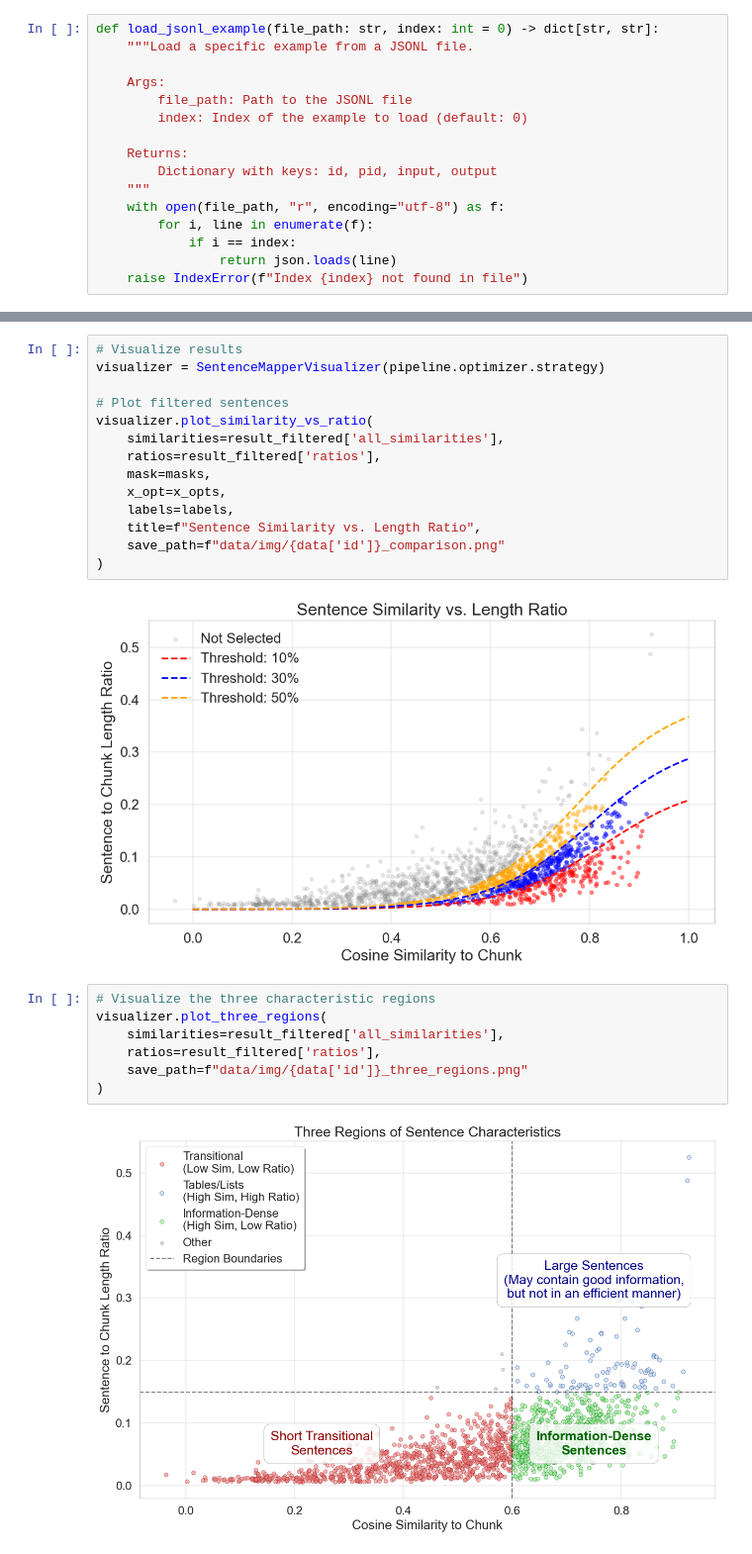
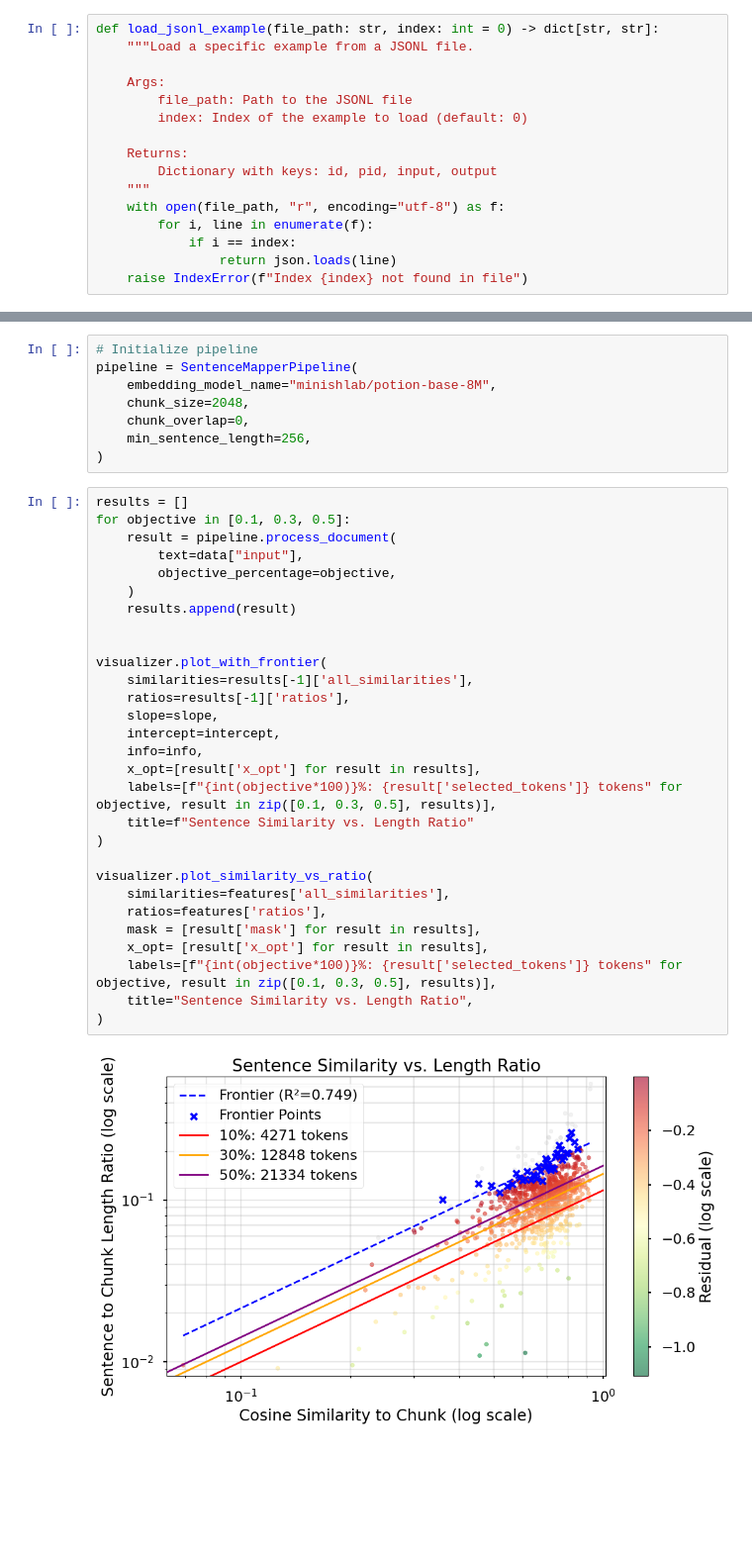
Before and after one commit to lgarma/SentenceMapper, a Jupyter notebook: example.ipynb, the cells around one changed output, grey strips where cells are left out. Shown at 99% size. Drawn from its saved outputs; the diff is of its cells as text; blank space fills up the shorter version.

```diff
--- a/example.ipynb
+++ b/example.ipynb
@@ -69,25 +77,39 @@ CRS Report RS21764, Restricting Trademark Rights of Cubans: WTO Decision and Con
-# %%
-# Visualize results
-visualizer = SentenceMapperVisualizer(pipeline.optimizer.strategy)
-
-# Plot filtered sentences
-visualizer.plot_similarity_vs_ratio(
-    similarities=result_filtered['all_similarities'],
-    ratios=result_filtered['ratios'],
-    mask=masks,
-    x_opt=x_opts,
-    labels=labels,
-    title=f"Sentence Similarity vs. Length Ratio",
-    save_path=f"data/img/{data['id']}_comparison.png"
-)
-# %% [output]
-[figure, removed]
-# %%
-# Visualize the three characteristic regions
-visualizer.plot_three_regions(
-    similarities=result_filtered['all_similarities'],
-    ratios=result_filtered['ratios'],
-    save_path=f"data/img/{data['id']}_three_regions.png"
-)
-# %% [output]
-[figure, removed]
+# %%
+# Initialize pipeline
+pipeline = SentenceMapperPipeline(
+    embedding_model_name="minishlab/potion-base-8M",
+    chunk_size=2048,
+    chunk_overlap=0,
+    min_sentence_length=256,
+)
+# %%
+results = []
+for objective in [0.1, 0.3, 0.5]:
+    result = pipeline.process_document(
+        text=data["input"],
+        objective_percentage=objective,
+    )
+    results.append(result)
+
+
+visualizer.plot_with_frontier(
+    similarities=results[-1]['all_similarities'],
+    ratios=results[-1]['ratios'],
+    slope=slope,
+    intercept=intercept,
+    info=info,
+    x_opt=[result['x_opt'] for result in results],
+    labels=[f"{int(objective*100)}%: {result['selected_tokens']} tokens" for objective, result in zip([0.1, 0.3, 0.5], results)],
+    title=f"Sentence Similarity vs. Length Ratio"
+)
+
+visualizer.plot_similarity_vs_ratio(
+    similarities=features['all_similarities'],
+    ratios=features['ratios'],
+    mask = [result['mask'] for result in results],
+    x_opt= [result['x_opt'] for result in results],
+    labels=[f"{int(objective*100)}%: {result['selected_tokens']} tokens" for objective, result in zip([0.1, 0.3, 0.5], results)],
+    title="Sentence Similarity vs. Length Ratio",
+)
+# %% [output]
+[figure, added]
```
Also changed, not shown: parts of 7 cells of this notebook.
